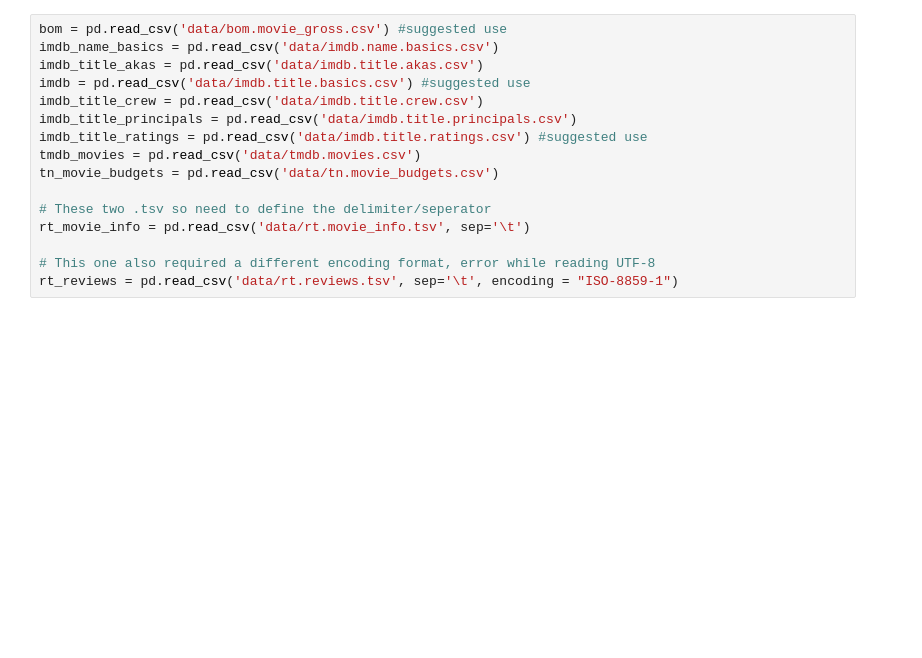
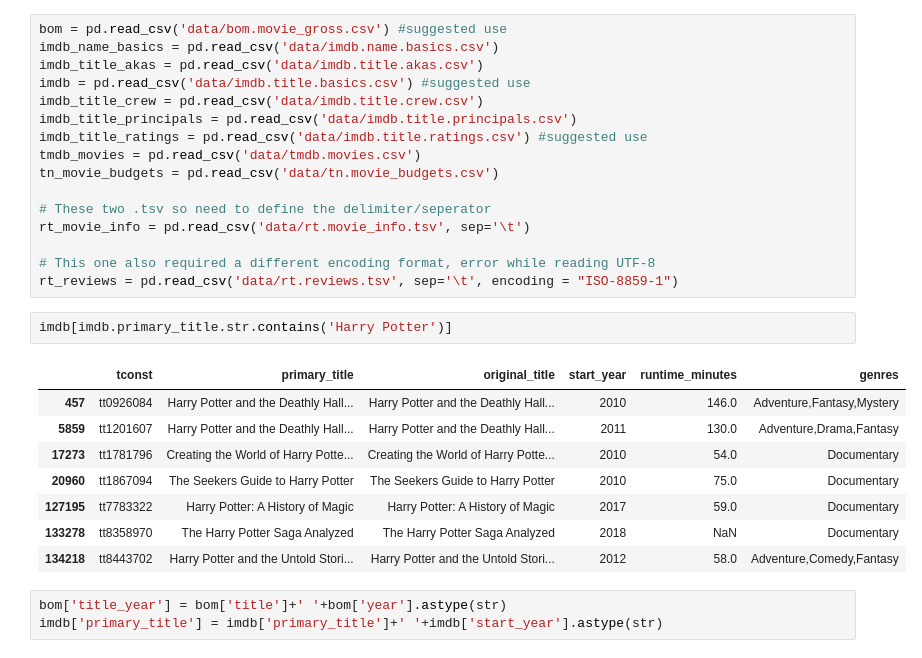
Before and after one commit to jonnyhof/phase1_project, a Jupyter notebook: bom_title_scratch.ipynb, the cells around one changed output. Drawn from its saved outputs; the diff is of its cells as text; blank space fills up the shorter version.

```diff
--- a/bom_title_scratch.ipynb
+++ b/bom_title_scratch.ipynb
@@ -36,4 +36,18 @@ rt_movie_info = pd.read_csv('data/rt.movie_info.tsv', sep='\t')
 
 # This one also required a different encoding format, error while reading UTF-8
 rt_reviews = pd.read_csv('data/rt.reviews.tsv', sep='\t', encoding = "ISO-8859-1")
+# %%
+imdb[imdb.primary_title.str.contains('Harry Potter')]
+# %% [output]
+|  | tconst | primary_title | original_title | start_year | runtime_minutes | genres |
+| 457 | tt0926084 | Harry Potter and the Deathly Hall... | Harry Potter and the Deathly Hall... | 2010 | 146.0 | Adventure,Fantasy,Mystery |
+| 5859 | tt1201607 | Harry Potter and the Deathly Hall... | Harry Potter and the Deathly Hall... | 2011 | 130.0 | Adventure,Drama,Fantasy |
+| 17273 | tt1781796 | Creating the World of Harry Potte... | Creating the World of Harry Potte... | 2010 | 54.0 | Documentary |
+| 20960 | tt1867094 | The Seekers Guide to Harry Potter | The Seekers Guide to Harry Potter | 2010 | 75.0 | Documentary |
+| 127195 | tt7783322 | Harry Potter: A History of Magic | Harry Potter: A History of Magic | 2017 | 59.0 | Documentary |
+| 133278 | tt8358970 | The Harry Potter Saga Analyzed | The Harry Potter Saga Analyzed | 2018 | NaN | Documentary |
+| 134218 | tt8443702 | Harry Potter and the Untold Stori... | Harry Potter and the Untold Stori... | 2012 | 58.0 | Adventure,Comedy,Fantasy |
+# %%
+bom['title_year'] = bom['title']+' '+bom['year'].astype(str)
+imdb['primary_title'] = imdb['primary_title']+' '+imdb['start_year'].astype(str)
 # %%
```
Also changed, not shown: parts of 7 cells of this notebook.
